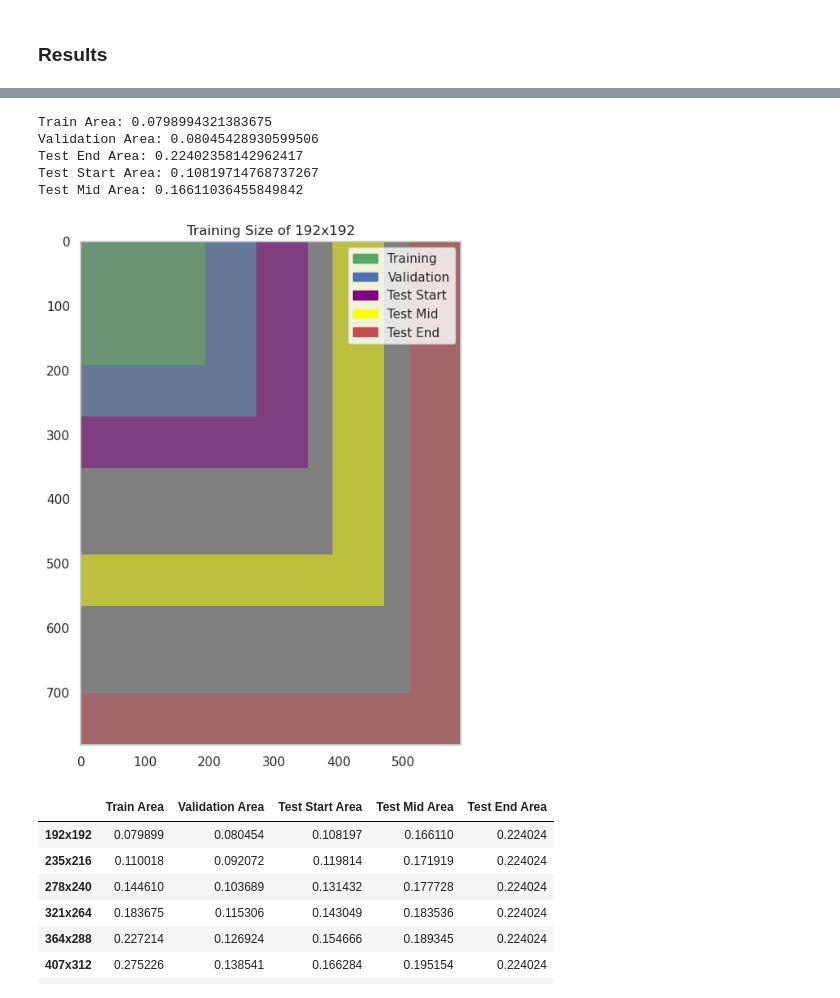
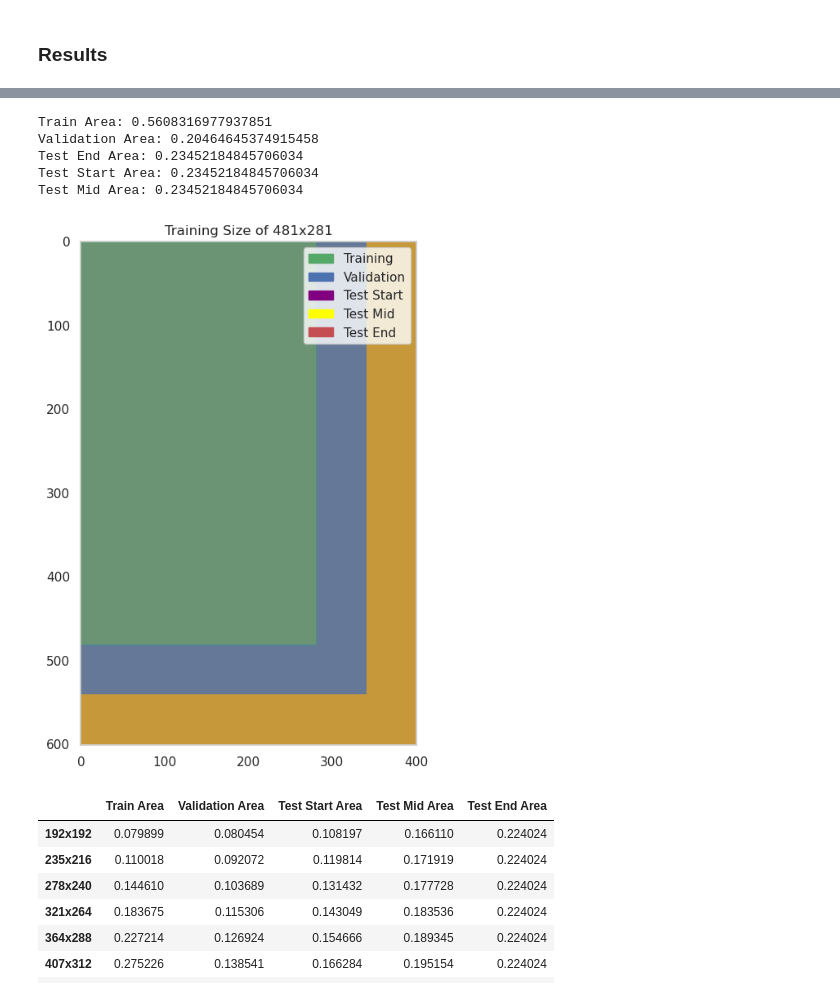
Before and after one commit to gabrielliman/Seismic_Analysis_Tensorflow, a Jupyter notebook: utils/distribution_display.ipynb, the cells around one changed output, grey strips where cells are left out. Saved outputs shown, nothing was run; the diff lists cells and outputs as text; code cells hidden in the pictures.

```diff
--- a/utils/distribution_display.ipynb
+++ b/utils/distribution_display.ipynb
@@ -590,17 +662,20 @@ def display_pos_table(areas, f1_scores_start, f1_scores_mid, f1_scores_end):
 # %%
 #['192x192', '235x216', '278x240', '321x264', '364x288', '407x312', '450x336', '493x360', '536x384','579x408','622x430']
-sizetrainx=192
-sizetrainy=192
-show_data_division(sizetrainx,sizetrainy)
+#sizetrainx=622
+#sizetrainy=430
+#show_data_division(sizetrainx,sizetrainy)
 
-#show_data_division(481,281,601,401,60)
+#   192x192 221x201 250x210 279x219 308x228 337x237 366x246 395x255 424x264 453x273
+sizetrainx=481
+sizetrainy=281
+show_data_division(sizetrainx,sizetrainy,601,401,60)
 # %% [output]
-Train Area: 0.0798994321383675
-Validation Area: 0.08045428930599506
-Test End Area: 0.22402358142962417
-Test Start Area: 0.10819714768737267
-Test Mid Area: 0.16611036455849842
+Train Area: 0.5608316977937851
+Validation Area: 0.20464645374915458
+Test End Area: 0.23452184845706034
+Test Start Area: 0.23452184845706034
+Test Mid Area: 0.23452184845706034
-[figure, old version]
+[figure, new version]
 # %%
 sizes = [(192, 192), (235, 216), (278, 240), (321, 264), (364, 288),
          (407, 312), (450, 336), (493, 360), (536, 384), (579, 408), (622, 430)]
```
Also changed, not shown: parts of 15 cells of this notebook, 50 other files.
